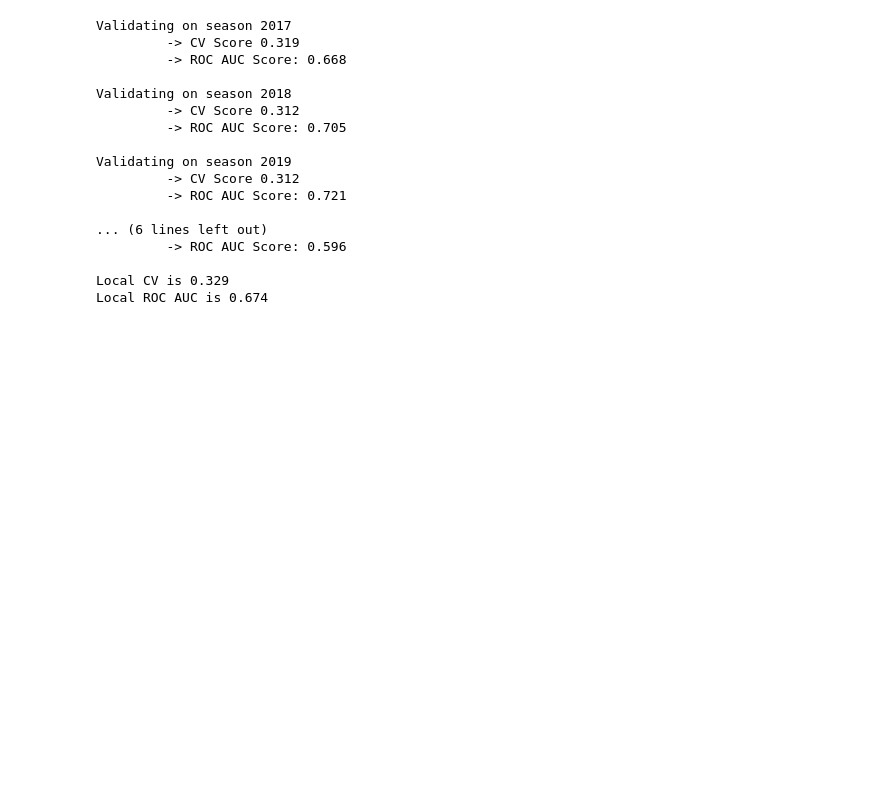
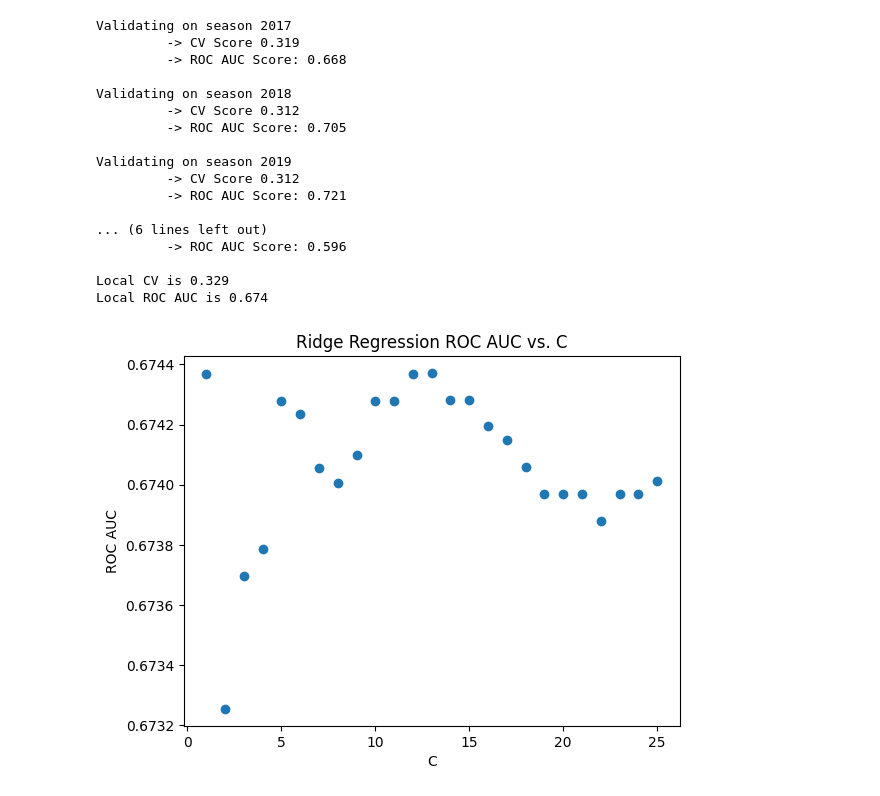
Before and after one commit to ewak42/9417_group_b_march_madness, a Jupyter notebook: advanced_stats_features.ipynb, the cells around one changed output. Cells and saved outputs as stored; diff of their text form; code cells hidden in the pictures; blank space fills up the shorter version.

```diff
--- a/advanced_stats_features.ipynb
+++ b/advanced_stats_features.ipynb
@@ -523,7 +564,7 @@ def rescale(features, df_train, df_val, df_test=None):
 # %% [markdown]
 ### Cross Validation
 # %%
-def kfold(df, df_test_=None, features=features, plot=False, verbose=0, mode="ridge", c=1):
+def kfold(df, df_test_=None, features=features, plot=False, verbose=0, mode="ridge", c=1, penalty='l2'):
   seasons = df['Season'].unique()
   cvs = []
   roc_aucs = []
@@ -545,7 +586,7 @@ def kfold(df, df_test_=None, features=features, plot=False, verbose=0, mode="rid
     elif mode == "nb":
       model = GaussianNB()
     elif mode == "logreg":
-      model = LogisticRegression(C=c)
+      model = LogisticRegression(penalty=penalty, C=c)
 
     model.fit(df_train[features], df_train[target])
 
@@ -556,7 +597,7 @@ def kfold(df, df_test_=None, features=features, plot=False, verbose=0, mode="rid
 
     if df_test is not None:
       if mode == "ridge":
-        pred_test = model.predict(df_test[features]) # print( pred_test.max() - pred_test.min())
+        pred_test = model.predict(df_test[features])
         pred_test = (pred_test - pred_test.min()) / (pred_test.max() - pred_test.min())
       else:
         pred_test = model.predict(df_test[features])
@@ -585,16 +626,23 @@ def kfold(df, df_test_=None, features=features, plot=False, verbose=0, mode="rid
     if verbose:
       print(f'\t -> CV Score {score:.3f}')
       print(f'\t -> ROC AUC Score: {roc_auc:.3f}\n')
-  print(f'Local CV is {np.mean(cvs):.3f}')
-  print(f'Local ROC AUC is {np.mean(roc_aucs):.3f}')
+
+  mean_cv = np.mean(cvs)
+  mean_roc_auc = np.mean(roc_aucs)
+  print(f'Local CV is {mean_cv:.3f}')
+  print(f'Local ROC AUC is {mean_roc_auc:.3f}')
   # Calculate accuracy
-  return pred_tests, roc_aucs
+  return pred_tests, mean_cv, mean_roc_auc
 # %% [markdown]
 ## Results
 # %%
-for C in range(5):
+ridge_cvs = []
+ridge_roc_aucs = []
+for C in range(25):
     print(f'\nFor C = {C+1}')
-    pred_tests = kfold(df, df_test, plot=False, verbose=1, mode="ridge", c=C+1)
+    pred_tests, mean_cv, mean_roc_auc = kfold(df, df_test, plot=False, verbose=1, mode="ridge", c=C+1)
+    ridge_cvs.append(mean_cv)
+    ridge_roc_aucs.append(mean_roc_auc)
 # %% [output]
 For C = 1
 Validating on season 2017
@@ -655,3 +707,13 @@ Validating on season 2019
 
 Local CV is 0.329
 Local ROC AUC is 0.674
+# %%
+cs = list(range(1, 26))
+# %%
+plt.scatter(cs, ridge_roc_aucs)
+plt.title("Ridge Regression ROC AUC vs. C")
+plt.xlabel("C")
+plt.ylabel("ROC AUC")
+plt.show()
+# %% [output]
+[figure, added]
```
Also changed, not shown: parts of 10 cells of this notebook.
